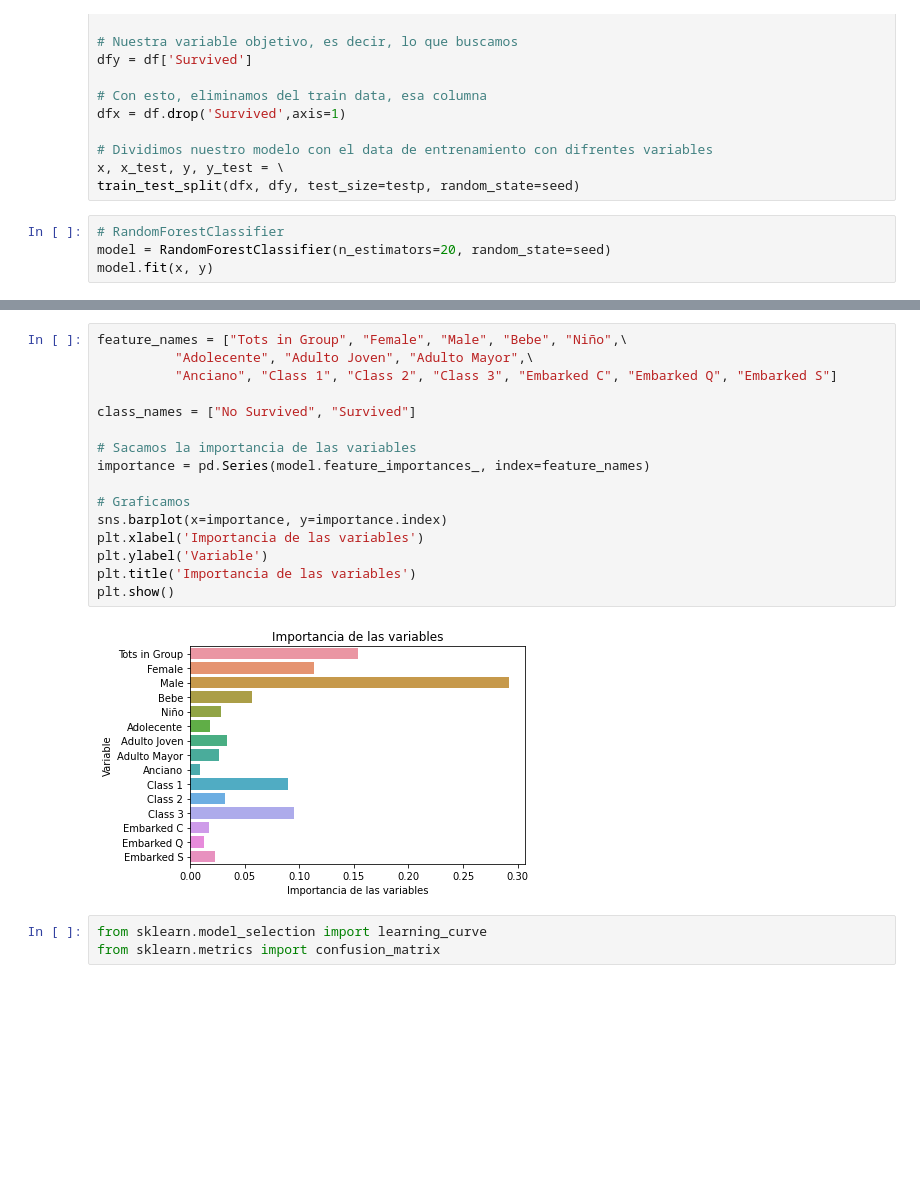
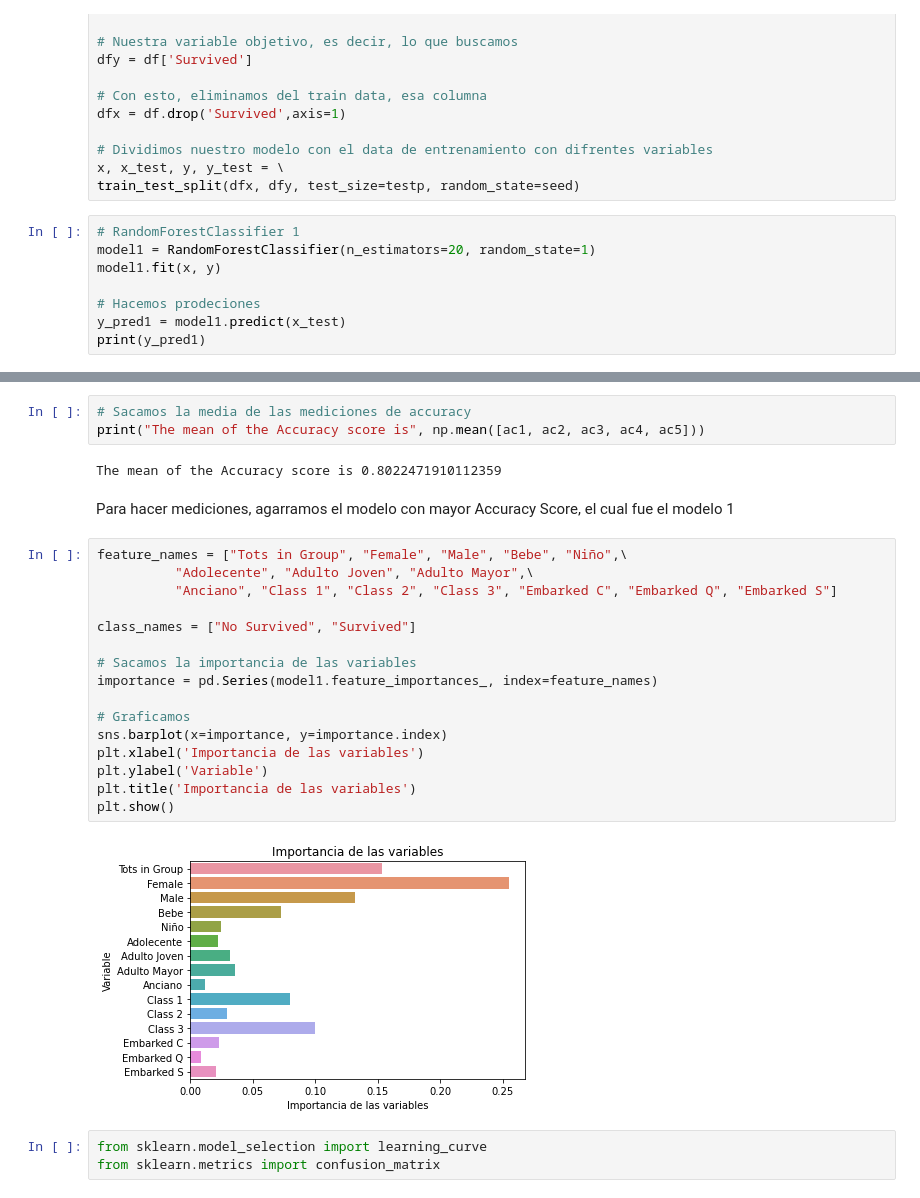
Before and after one commit to francoquintanilla0/M2-ML_Library, a Jupyter notebook: Libreria_Titanic.ipynb, the cells around one changed output, grey strips where cells are left out. Saved outputs shown, nothing was run; the diff lists cells and outputs as text; blank space fills up the shorter version.

```diff
--- a/Libreria_Titanic.ipynb
+++ b/Libreria_Titanic.ipynb
@@ -430,7 +430,11 @@ dfx = df.drop('Survived',axis=1)
 x, x_test, y, y_test = \
 train_test_split(dfx, dfy, test_size=testp, random_state=seed)
 # %%
-# RandomForestClassifier
-model = RandomForestClassifier(n_estimators=20, random_state=seed)
-model.fit(x, y)
+# RandomForestClassifier 1
+model1 = RandomForestClassifier(n_estimators=20, random_state=1)
+model1.fit(x, y)
+
+# Hacemos prodeciones
+y_pred1 = model1.predict(x_test)
+print(y_pred1)
 # %% [output]
@@ -444,21 +522,28 @@ Accuracy: 0.8202247191011236
+# %%
+# Sacamos la media de las mediciones de accuracy
+print("The mean of the Accuracy score is", np.mean([ac1, ac2, ac3, ac4, ac5]))
+# %% [output]
+The mean of the Accuracy score is 0.8022471910112359
+# %% [markdown]
+Para hacer mediciones, agarramos el modelo con mayor Accuracy Score, el cual fue el modelo 1
 # %%
 feature_names = ["Tots in Group", "Female", "Male", "Bebe", "Niño",\
           "Adolecente", "Adulto Joven", "Adulto Mayor",\
           "Anciano", "Class 1", "Class 2", "Class 3", "Embarked C", "Embarked Q", "Embarked S"]
 
 class_names = ["No Survived", "Survived"]
 
 # Sacamos la importancia de las variables
-importance = pd.Series(model.feature_importances_, index=feature_names)
+importance = pd.Series(model1.feature_importances_, index=feature_names)
 
 # Graficamos
 sns.barplot(x=importance, y=importance.index)
 plt.xlabel('Importancia de las variables')
 plt.ylabel('Variable')
 plt.title('Importancia de las variables')
 plt.show()
 # %% [output]
-[figure, old version]
+[figure, new version]
 # %%
 from sklearn.model_selection import learning_curve
 from sklearn.metrics import confusion_matrix
```
Also changed, not shown: parts of 10 cells of this notebook.
